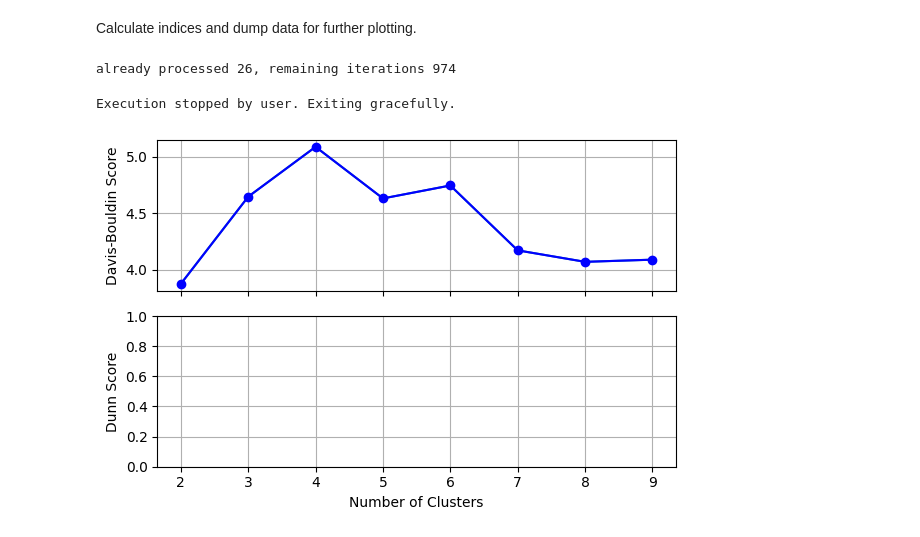
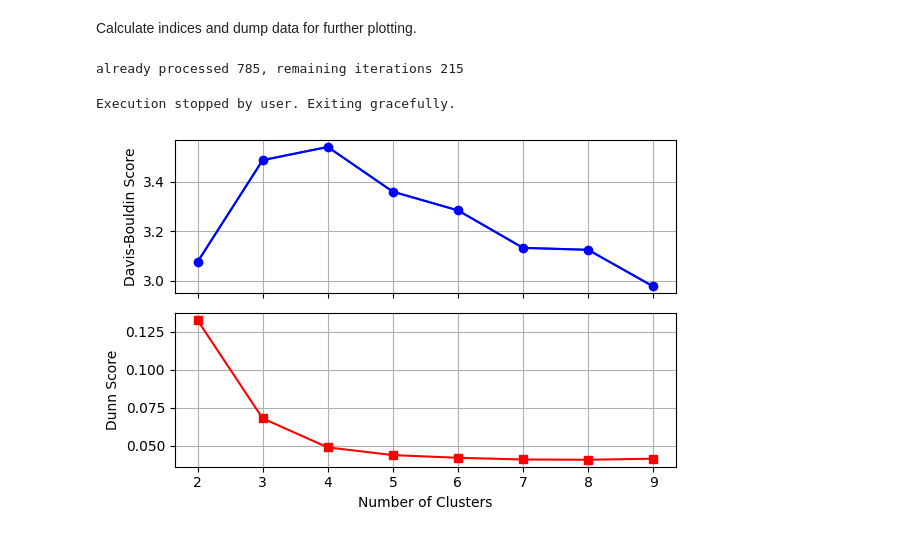
Before and after one commit to mtsizh/galaxy-morphology-manifold-learning, a Jupyter notebook: clustering.ipynb, the cells around one changed output. Drawn from its saved outputs; the diff is of its cells as text; code cells hidden in the pictures.

```diff
--- a/clustering.ipynb
+++ b/clustering.ipynb
@@ -100,10 +100,10 @@ import os
 
 
 load_from = 'unsupervised_LLE_138_neighbours_10.pkl'
-sample_size = 5000
+sample_size = 1000
 n_iterations = 1000
-calc_dunn = False # very long
-dump_file = 'scores.json'
+calc_dunn = True # very long
+dump_file = './drive/MyDrive/scores.json'
 
 
 def get_scores(X_embedded, davis_bolduin=True, dunn=True):
@@ -155,40 +155,43 @@ try:
         json.dump(all_scores, out_file)
       progress.update()
 except KeyboardInterrupt:
-    print("Execution stopped by user. Exiting gracefully.")
+  print("Execution stopped by user. Exiting gracefully.")
 # %% [output]
-already processed 26, remaining iterations 974
+already processed 785, remaining iterations 215
 Execution stopped by user. Exiting gracefully.
 # %%
 import matplotlib.pyplot as plt
 import json
+import numpy as np
+
+dump_file = './drive/MyDrive/scores.json'
 
 
 with open(dump_file, 'r+') as in_file:
   all_scores = json.load(in_file)
   db_scores = np.array(all_scores['db'])
   db_scores = np.mean(db_scores, axis=0)
   dunn_scores = np.array(all_scores['dunn'])
   if np.any(dunn_scores):
     dunn_scores = np.mean(dunn_scores, axis=0)
 
 fig, ax = plt.subplots(2, 1, sharex=True, figsize=(6, 4))
 ax[0].plot(range(2, 10), db_scores)
 
 # First plot - Davis-Bouldin Score
 ax[0].plot(range(2, 10), db_scores, marker='o', linestyle='-', color='b')
 ax[0].set_ylabel("Davis-Bouldin Score")
 ax[0].grid(True)
 
 # Second plot - Dunn Score
 if np.any(dunn_scores):
   ax[1].plot(range(2, 10), dunn_scores, marker='s', linestyle='-', color='r')
 ax[1].set_ylabel("Dunn Score")
 ax[1].set_xlabel("Number of Clusters")
 ax[1].grid(True)
 
 
 plt.tight_layout()
 plt.show()
 # %% [output]
-[figure, old version]
+[figure, new version]
```
Also changed, not shown: parts of 1 cell of this notebook.
